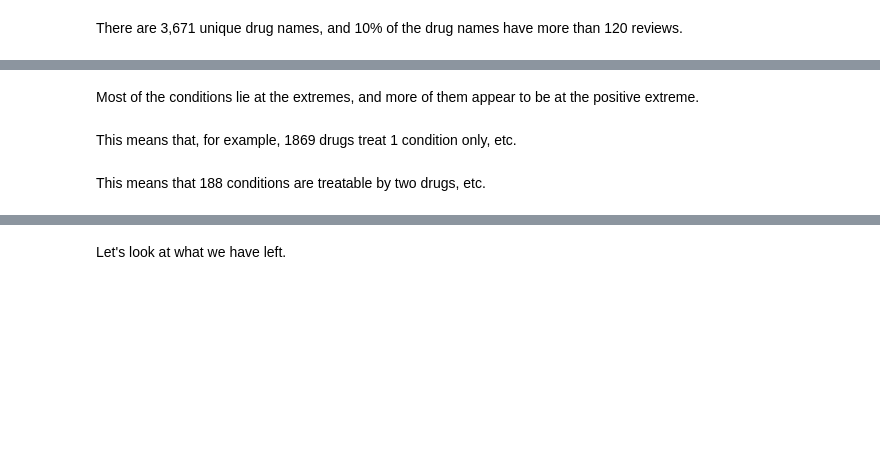
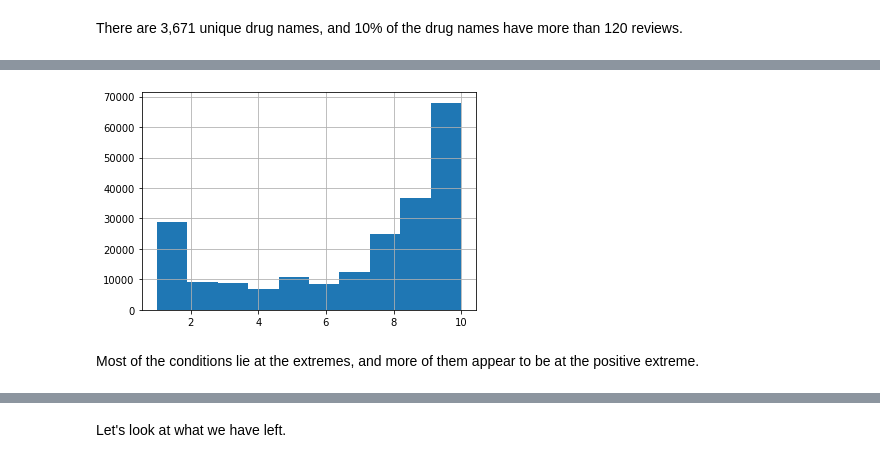
Before and after one commit to aarongalbraith/flatiron-phase5-project, a Jupyter notebook: notebooks/project_notebook.ipynb, the cells around one changed output, grey strips where cells are left out. Drawn from its saved outputs; the diff is of its cells as text; code cells hidden in the pictures; blank space fills up the shorter version.

```diff
--- a/notebooks/project_notebook.ipynb
+++ b/notebooks/project_notebook.ipynb
@@ -153,4 +304,6 @@ df.rating.value_counts()
 # %%
-df.rating.hist(bins=10);
+df.rating.hist(bins=df.rating.nunique());
+# %% [output]
+[figure, added]
 # %% [markdown]
 Most of the conditions lie at the extremes, and more of them appear to be at the positive extreme.
@@ -159,2 +309,0 @@ df.groupby('drugName').condition.nunique().value_counts()
-# %% [markdown]
-This means that, for example, 1869 drugs treat 1 condition only, etc.
@@ -163,2 +309,0 @@ df.groupby('condition').drugName.nunique().value_counts()
-# %% [markdown]
-This means that 188 conditions are treatable by two drugs, etc.
```
Also changed, not shown: parts of 220 cells of this notebook, 3 other files.
